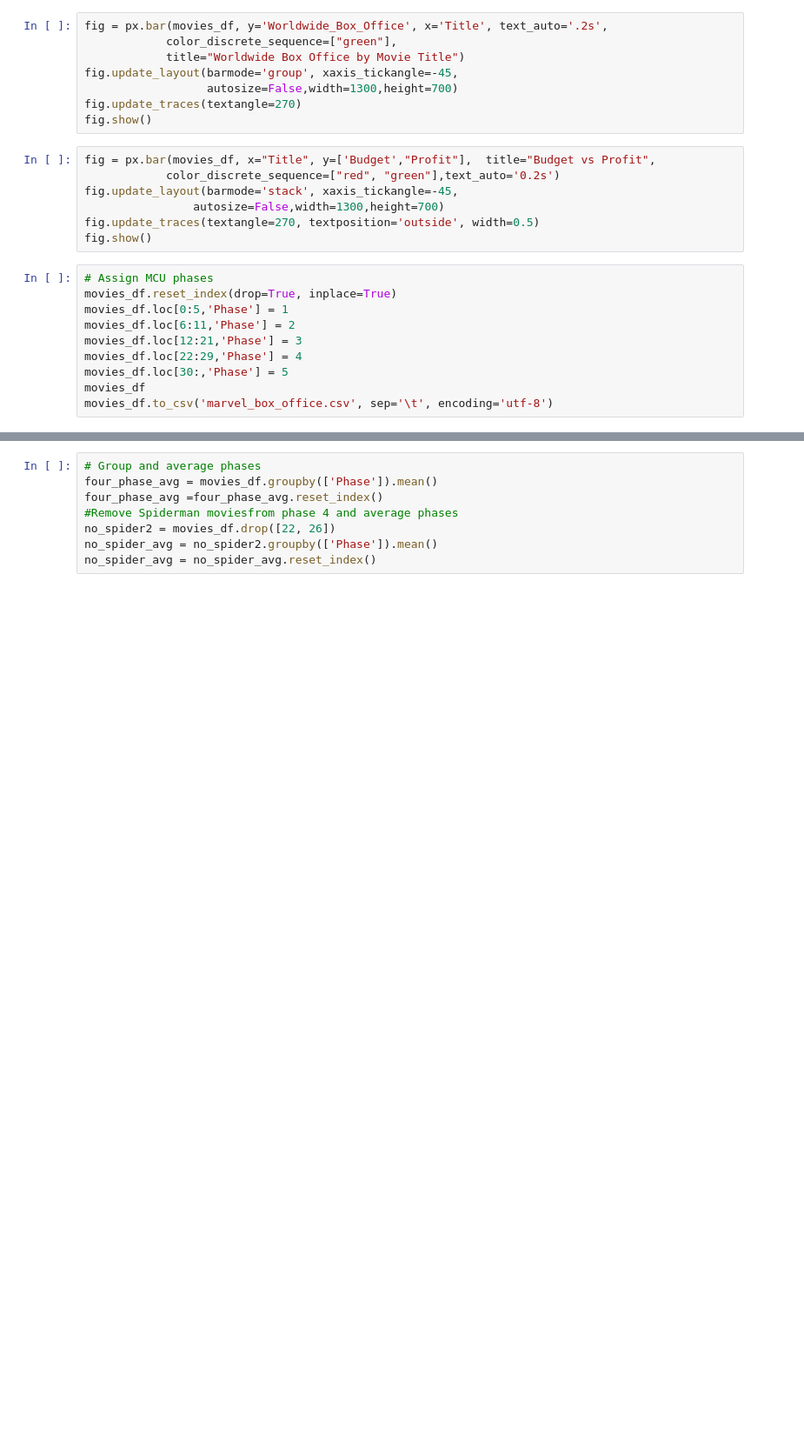
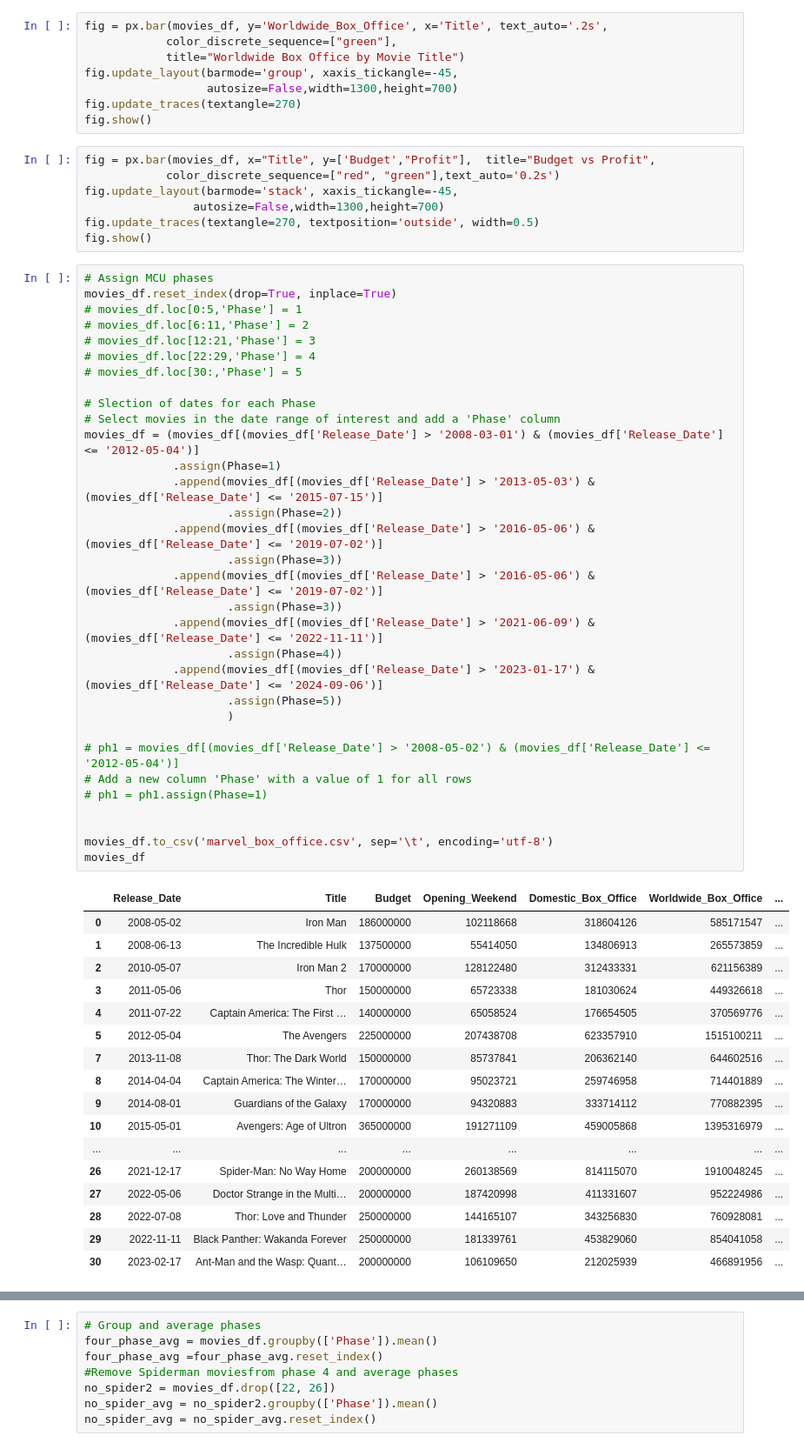
Before and after one commit to Kevin-McConchie/Marvel-Box-Office, a Jupyter notebook: Marvel_Box_Office.ipynb, the cells around one changed output, grey strips where cells are left out. Shown at 87% size. Drawn from its saved outputs; the diff is of its cells as text; blank space fills up the shorter version.

Commit message:
Date ranges

```diff
--- a/Marvel_Box_Office.ipynb
+++ b/Marvel_Box_Office.ipynb
@@ -124,15 +124,55 @@ fig.update_layout(barmode='stack', xaxis_tickangle=-45,
                 autosize=False,width=1300,height=700)
 fig.update_traces(textangle=270, textposition='outside', width=0.5)
 fig.show()
-# %%
-# Assign MCU phases
-movies_df.reset_index(drop=True, inplace=True)
-movies_df.loc[0:5,'Phase'] = 1
-movies_df.loc[6:11,'Phase'] = 2
-movies_df.loc[12:21,'Phase'] = 3
-movies_df.loc[22:29,'Phase'] = 4
-movies_df.loc[30:,'Phase'] = 5
-movies_df
-movies_df.to_csv('marvel_box_office.csv', sep='\t', encoding='utf-8')
+# %%
+# Assign MCU phases
+movies_df.reset_index(drop=True, inplace=True)
+# movies_df.loc[0:5,'Phase'] = 1
+# movies_df.loc[6:11,'Phase'] = 2
+# movies_df.loc[12:21,'Phase'] = 3
+# movies_df.loc[22:29,'Phase'] = 4
+# movies_df.loc[30:,'Phase'] = 5
+
+# Slection of dates for each Phase
+# Select movies in the date range of interest and add a 'Phase' column
+movies_df = (movies_df[(movies_df['Release_Date'] > '2008-03-01') & (movies_df['Release_Date'] <= '2012-05-04')]
+             .assign(Phase=1)
+             .append(movies_df[(movies_df['Release_Date'] > '2013-05-03') & (movies_df['Release_Date'] <= '2015-07-15')]
+                     .assign(Phase=2))
+             .append(movies_df[(movies_df['Release_Date'] > '2016-05-06') & (movies_df['Release_Date'] <= '2019-07-02')]
+                     .assign(Phase=3))
+             .append(movies_df[(movies_df['Release_Date'] > '2016-05-06') & (movies_df['Release_Date'] <= '2019-07-02')]
+                     .assign(Phase=3))
+             .append(movies_df[(movies_df['Release_Date'] > '2021-06-09') & (movies_df['Release_Date'] <= '2022-11-11')]
+                     .assign(Phase=4))
+             .append(movies_df[(movies_df['Release_Date'] > '2023-01-17') & (movies_df['Release_Date'] <= '2024-09-06')]
+                     .assign(Phase=5))
+                     )
+
+# ph1 = movies_df[(movies_df['Release_Date'] > '2008-05-02') & (movies_df['Release_Date'] <= '2012-05-04')]
+# Add a new column 'Phase' with a value of 1 for all rows
+# ph1 = ph1.assign(Phase=1)
+
+
+movies_df.to_csv('marvel_box_office.csv', sep='\t', encoding='utf-8')
+movies_df
+# %% [output]
+|  | Release_Date | Title | Budget | Opening_Weekend | Domestic_Box_Office | Worldwide_Box_Office | ... |
+| 0 | 2008-05-02 | Iron Man | 186000000 | 102118668 | 318604126 | 585171547 | ... |
+| 1 | 2008-06-13 | The Incredible Hulk | 137500000 | 55414050 | 134806913 | 265573859 | ... |
+| 2 | 2010-05-07 | Iron Man 2 | 170000000 | 128122480 | 312433331 | 621156389 | ... |
+| 3 | 2011-05-06 | Thor | 150000000 | 65723338 | 181030624 | 449326618 | ... |
+| 4 | 2011-07-22 | Captain America: The First … | 140000000 | 65058524 | 176654505 | 370569776 | ... |
+| 5 | 2012-05-04 | The Avengers | 225000000 | 207438708 | 623357910 | 1515100211 | ... |
+| 7 | 2013-11-08 | Thor: The Dark World | 150000000 | 85737841 | 206362140 | 644602516 | ... |
+| 8 | 2014-04-04 | Captain America: The Winter… | 170000000 | 95023721 | 259746958 | 714401889 | ... |
+| 9 | 2014-08-01 | Guardians of the Galaxy | 170000000 | 94320883 | 333714112 | 770882395 | ... |
+| 10 | 2015-05-01 | Avengers: Age of Ultron | 365000000 | 191271109 | 459005868 | 1395316979 | ... |
+| ... | ... | ... | ... | ... | ... | ... | ... |
+| 26 | 2021-12-17 | Spider-Man: No Way Home | 200000000 | 260138569 | 814115070 | 1910048245 | ... |
+| 27 | 2022-05-06 | Doctor Strange in the Multi… | 200000000 | 187420998 | 411331607 | 952224986 | ... |
+| 28 | 2022-07-08 | Thor: Love and Thunder | 250000000 | 144165107 | 343256830 | 760928081 | ... |
+| 29 | 2022-11-11 | Black Panther: Wakanda Forever | 250000000 | 181339761 | 453829060 | 854041058 | ... |
+| 30 | 2023-02-17 | Ant-Man and the Wasp: Quant… | 200000000 | 106109650 | 212025939 | 466891956 | ... |
 # %%
 #  split movies into phases
```
Also changed, not shown: parts of 7 cells of this notebook, 3 other files.
